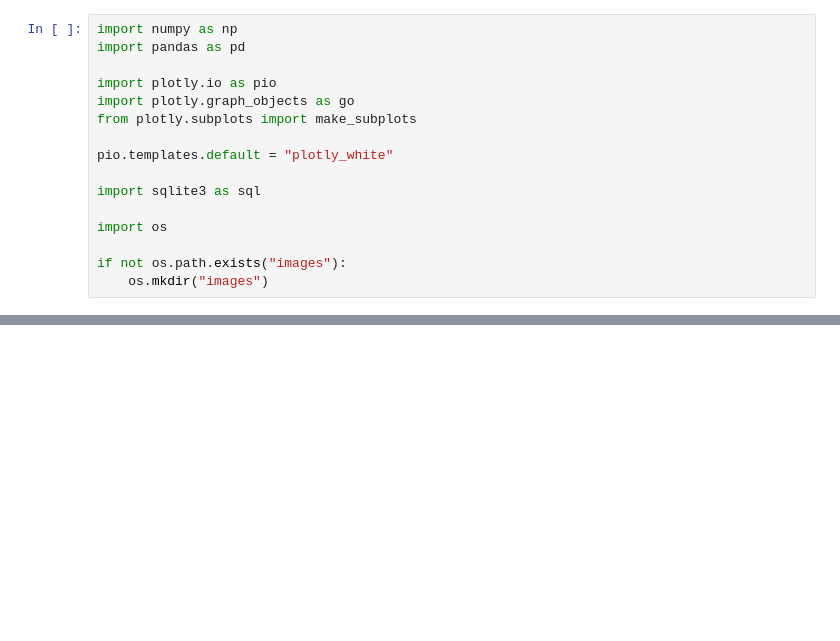
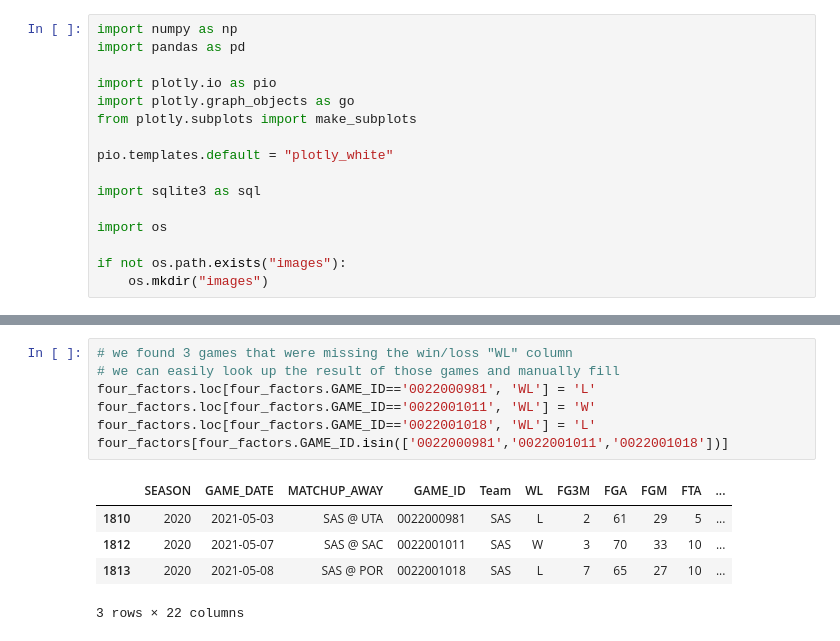
Before and after one commit to david-heredia/Davids-Projects, a Jupyter notebook: nba-four-factors/nba-four-factors.ipynb, the cells around one changed output, grey strips where cells are left out. Saved outputs shown, nothing was run; the diff lists cells and outputs as text; blank space fills up the shorter version.

```diff
--- a/nba-four-factors/nba-four-factors.ipynb
+++ b/nba-four-factors/nba-four-factors.ipynb
@@ -161,0 +201,13 @@ def get_data(team):
+# %%
+# we found 3 games that were missing the win/loss "WL" column
+# we can easily look up the result of those games and manually fill
+four_factors.loc[four_factors.GAME_ID=='0022000981', 'WL'] = 'L'
+four_factors.loc[four_factors.GAME_ID=='0022001011', 'WL'] = 'W'
+four_factors.loc[four_factors.GAME_ID=='0022001018', 'WL'] = 'L'
+four_factors[four_factors.GAME_ID.isin(['0022000981','0022001011','0022001018'])]
+# %% [output]
+|  | SEASON | GAME_DATE | MATCHUP_AWAY | GAME_ID | Team | WL | FG3M | FGA | FGM | FTA | ... |
+| 1810 | 2020 | 2021-05-03 | SAS @ UTA | 0022000981 | SAS | L | 2 | 61 | 29 | 5 | ... |
+| 1812 | 2020 | 2021-05-07 | SAS @ SAC | 0022001011 | SAS | W | 3 | 70 | 33 | 10 | ... |
+| 1813 | 2020 | 2021-05-08 | SAS @ POR | 0022001018 | SAS | L | 7 | 65 | 27 | 10 | ... |
+3 rows × 22 columns
```
Also changed, not shown: parts of 23 cells of this notebook.
